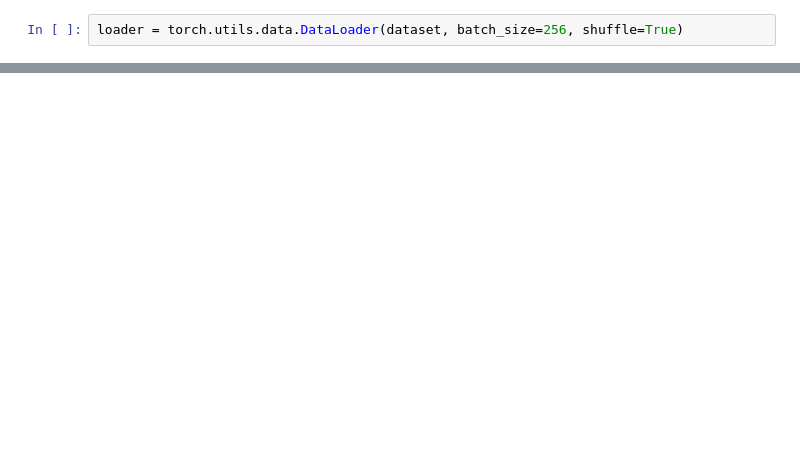
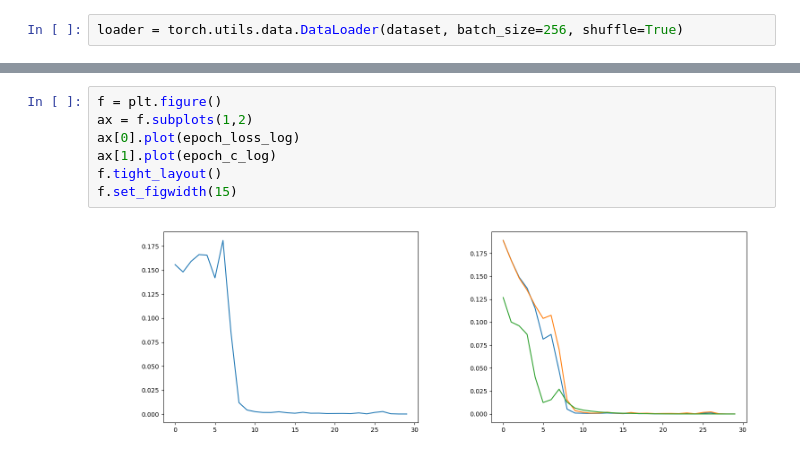
Before and after one commit to andrewklayk/humancompatible-train, a Jupyter notebook: examples/pde.ipynb, the cells around one changed output, grey strips where cells are left out. Drawn from its saved outputs; the diff is of its cells as text; blank space fills up the shorter version.

```diff
--- a/examples/pde.ipynb
+++ b/examples/pde.ipynb
@@ -289,3 +297,12 @@ for epoch in range(epochs):
+# %%
+f = plt.figure()
+ax = f.subplots(1,2)
+ax[0].plot(epoch_loss_log)
+ax[1].plot(epoch_c_log)
+f.tight_layout()
+f.set_figwidth(15)
+# %% [output]
+[figure, added]
 # %%
 optimizer._dual_vars
 # %% [output]
```
Also changed, not shown: parts of 12 cells of this notebook, 1 other file.
